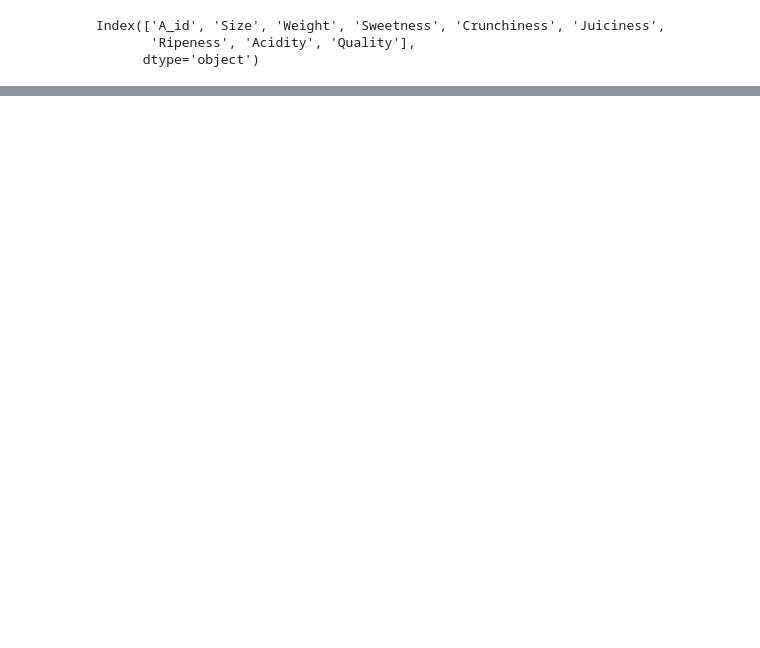
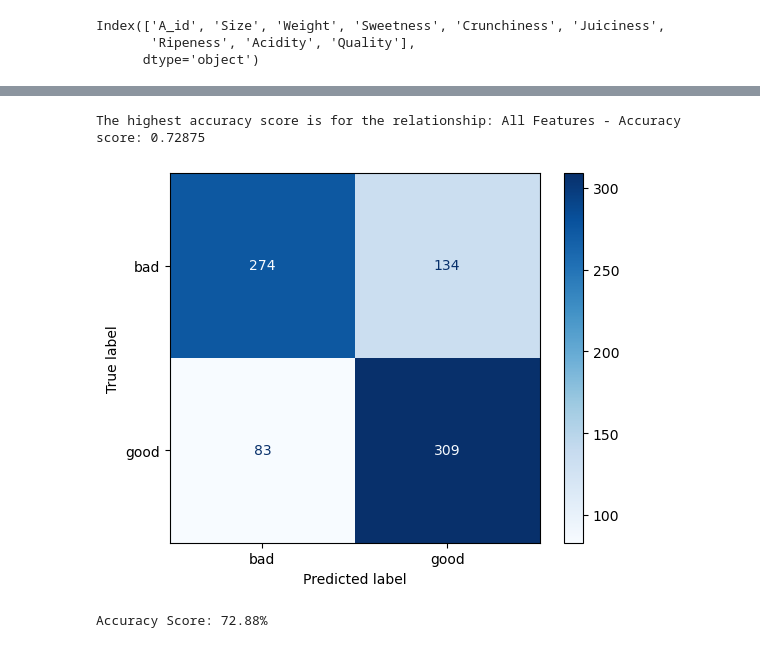
Before and after one commit to Kym-e/Coursework2, a Jupyter notebook: Coursework2.ipynb, the cells around one changed output, grey strips where cells are left out. Saved outputs shown, nothing was run; the diff lists cells and outputs as text; code cells hidden in the pictures; blank space fills up the shorter version.

```diff
--- a/Coursework2.ipynb
+++ b/Coursework2.ipynb
@@ -1595,0 +1691,28 @@ R-squared: 0.09900995267348345
+# %%
+from sklearn.linear_model import LogisticRegression
+from sklearn.metrics import accuracy_score
+
+accuracy_score_dict = {}
+
+# Split data into features (X) and target variable (y)
+x = apple_quality[['Size', 'Weight', 'Sweetness', 'Crunchiness', 'Juiciness', 'Ripeness', 'Acidity']]
+y = apple_quality['Quality']
+
+# Split the data into training and testing sets
+x_train, x_test, y_train, y_test = train_test_split(x, y, test_size=0.2)
+
+# Create a logistic regression model
+model = LogisticRegression()
+
+# Fit the model to the training data
+model.fit(x_train, y_train)
+
+# Make predictions on the testing data
+y_pred = model.predict(x_test)
+
+# Calculate the model's accuracy
+accuracy = accuracy_score(y_test, y_pred)
+print(f"Model Accuracy: {accuracy:.2f}")
+
+# Store the accuracy score
+accuracy_score_dict['All Features'] = accuracy
@@ -1595,0 +1802,24 @@ R-squared: 0.09900995267348345
+# %%
+# Find the highest accuracy score
+max_accuracy_score = max(accuracy_score_dict, key=accuracy_score_dict.get)
+print(f"The highest accuracy score is for the relationship: {max_accuracy_score} - Accuracy score: {accuracy_score_dict[max_accuracy_score]}")
+# %% [output]
+The highest accuracy score is for the relationship: All Features - Accuracy score: 0.72875
+# %%
+from sklearn.metrics import confusion_matrix, ConfusionMatrixDisplay
+
+cm = confusion_matrix(y_test, y_pred)
+
+# Customize the display labels to use 'Setosa' and 'Versicolor' instead of 0 and 1
+labels = ['Setosa', 'Versicolor']
+
+# Display the confusion matrix
+disp = ConfusionMatrixDisplay(confusion_matrix=cm, display_labels=model.classes_)
+disp.plot(cmap=plt.cm.Blues)
+plt.show()
+
+accuracy = accuracy_score(y_test, y_pred)
+print(f"Accuracy Score: {accuracy * 100:.2f}%")
+# %% [output]
+[figure, added]
+Accuracy Score: 72.88%
```
Also changed, not shown: parts of 25 cells of this notebook, 1 other file.
